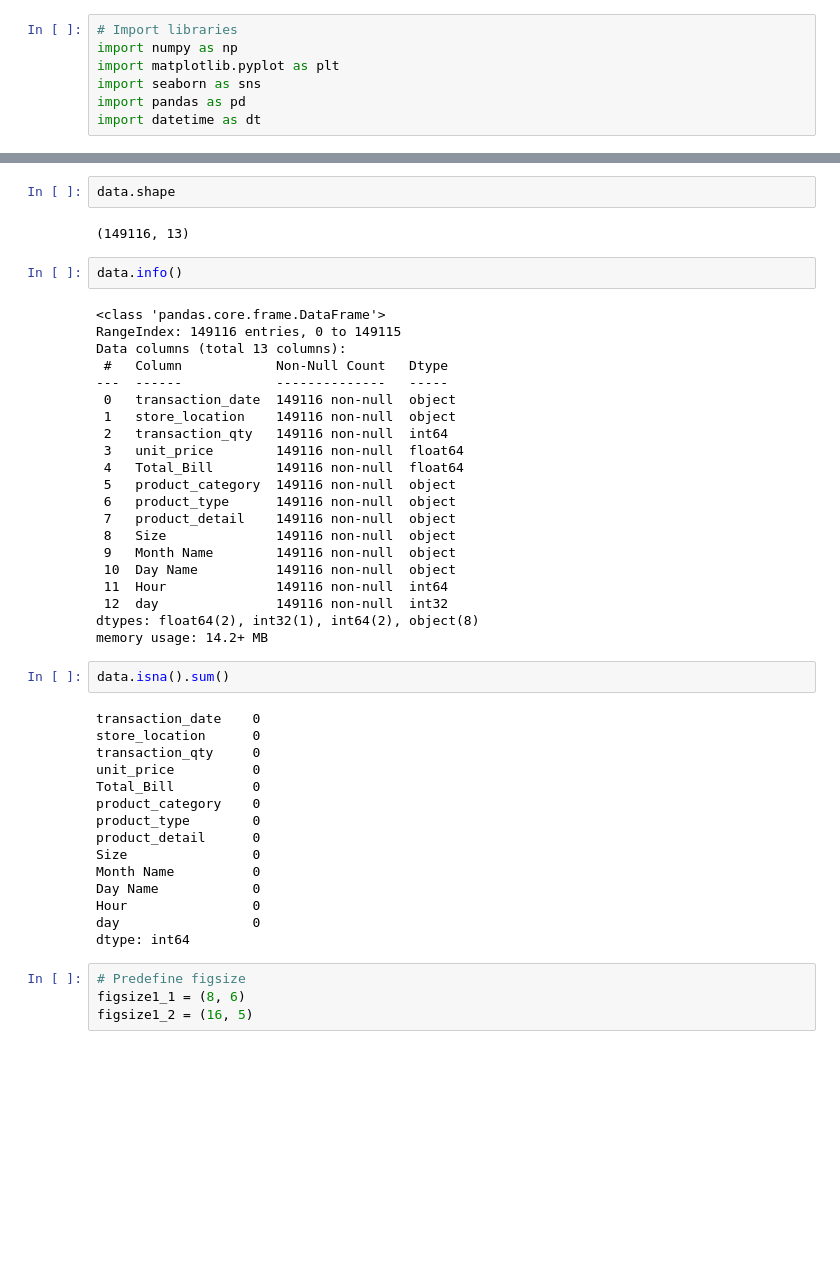
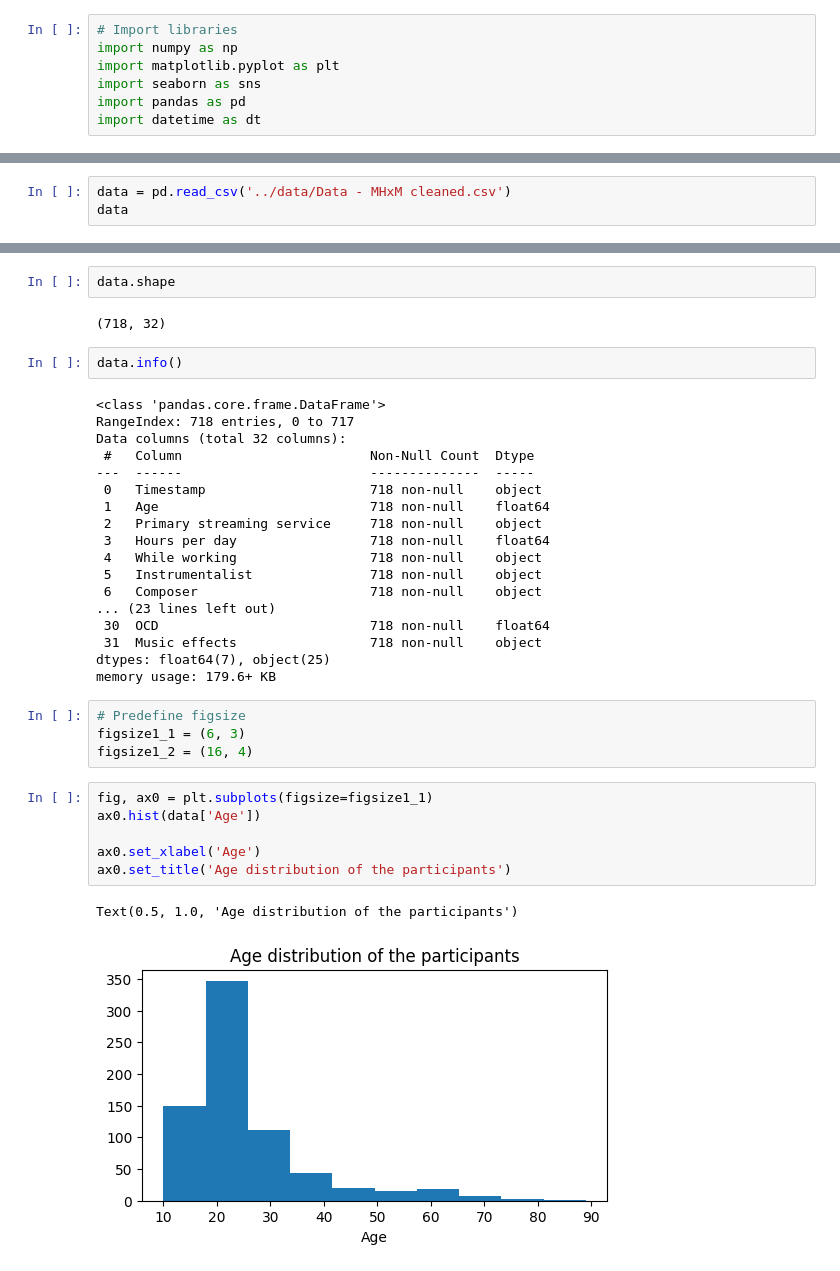
Before and after one commit to mlcuadra1/Mental-Health-x-Music-EDA, a Jupyter notebook: notebooks/Script 2 - EDA.ipynb, the cells around one changed output, grey strips where cells are left out. Cells and saved outputs as stored; diff of their text form; blank space fills up the shorter version.

```diff
--- a/notebooks/Script 2 - EDA.ipynb
+++ b/notebooks/Script 2 - EDA.ipynb
@@ -20,0 +16,3 @@ import datetime as dt
+# %%
+data = pd.read_csv('../data/Data - MHxM cleaned.csv')
+data
@@ -21,48 +33,37 @@ import datetime as dt
 # %%
 data.shape
 # %% [output]
-(149116, 13)
+(718, 32)
 # %%
 data.info()
 # %% [output]
 <class 'pandas.core.frame.DataFrame'>
-RangeIndex: 149116 entries, 0 to 149115
-Data columns (total 13 columns):
- #   Column            Non-Null Count   Dtype
----  ------            --------------   -----
- 0   transaction_date  149116 non-null  object
- 1   store_location    149116 non-null  object
- 2   transaction_qty   149116 non-null  int64
- 3   unit_price        149116 non-null  float64
- 4   Total_Bill        149116 non-null  float64
- 5   product_category  149116 non-null  object
- 6   product_type      149116 non-null  object
- 7   product_detail    149116 non-null  object
- 8   Size              149116 non-null  object
- 9   Month Name        149116 non-null  object
- 10  Day Name          149116 non-null  object
- 11  Hour              149116 non-null  int64
- 12  day               149116 non-null  int32
-dtypes: float64(2), int32(1), int64(2), object(8)
-memory usage: 14.2+ MB
+RangeIndex: 718 entries, 0 to 717
+Data columns (total 32 columns):
+ #   Column                        Non-Null Count  Dtype
+---  ------                        --------------  -----
+ 0   Timestamp                     718 non-null    object
+ 1   Age                           718 non-null    float64
+ 2   Primary streaming service     718 non-null    object
+ 3   Hours per day                 718 non-null    float64
+ 4   While working                 718 non-null    object
+ 5   Instrumentalist               718 non-null    object
+ 6   Composer                      718 non-null    object
+... (23 lines left out)
+ 30  OCD                           718 non-null    float64
+ 31  Music effects                 718 non-null    object
+dtypes: float64(7), object(25)
+memory usage: 179.6+ KB
-# %%
-data.isna().sum()
-# %% [output]
-transaction_date    0
-store_location      0
-transaction_qty     0
-unit_price          0
-Total_Bill          0
-product_category    0
-product_type        0
-product_detail      0
-Size                0
-Month Name          0
-Day Name            0
-Hour                0
-day                 0
-dtype: int64
 # %%
 # Predefine figsize
-figsize1_1 = (8, 6)
-figsize1_2 = (16, 5)
+figsize1_1 = (6, 3)
+figsize1_2 = (16, 4)
+# %%
+fig, ax0 = plt.subplots(figsize=figsize1_1)
+ax0.hist(data['Age'])
+
+ax0.set_xlabel('Age')
+ax0.set_title('Age distribution of the participants')
+# %% [output]
+Text(0.5, 1.0, 'Age distribution of the participants')
+[figure, added]
```
Also changed, not shown: parts of 5 cells of this notebook, 3 other files.
